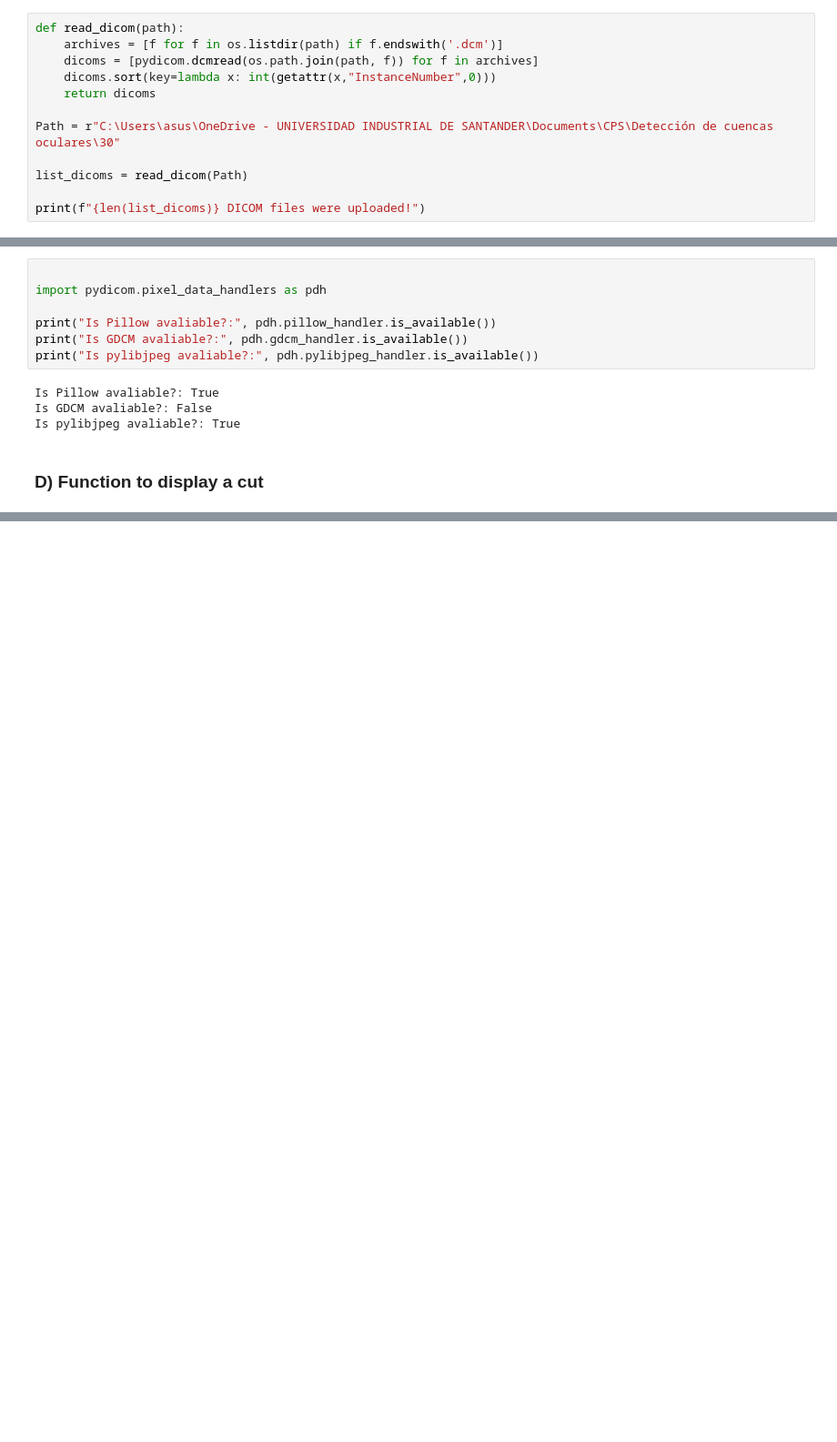
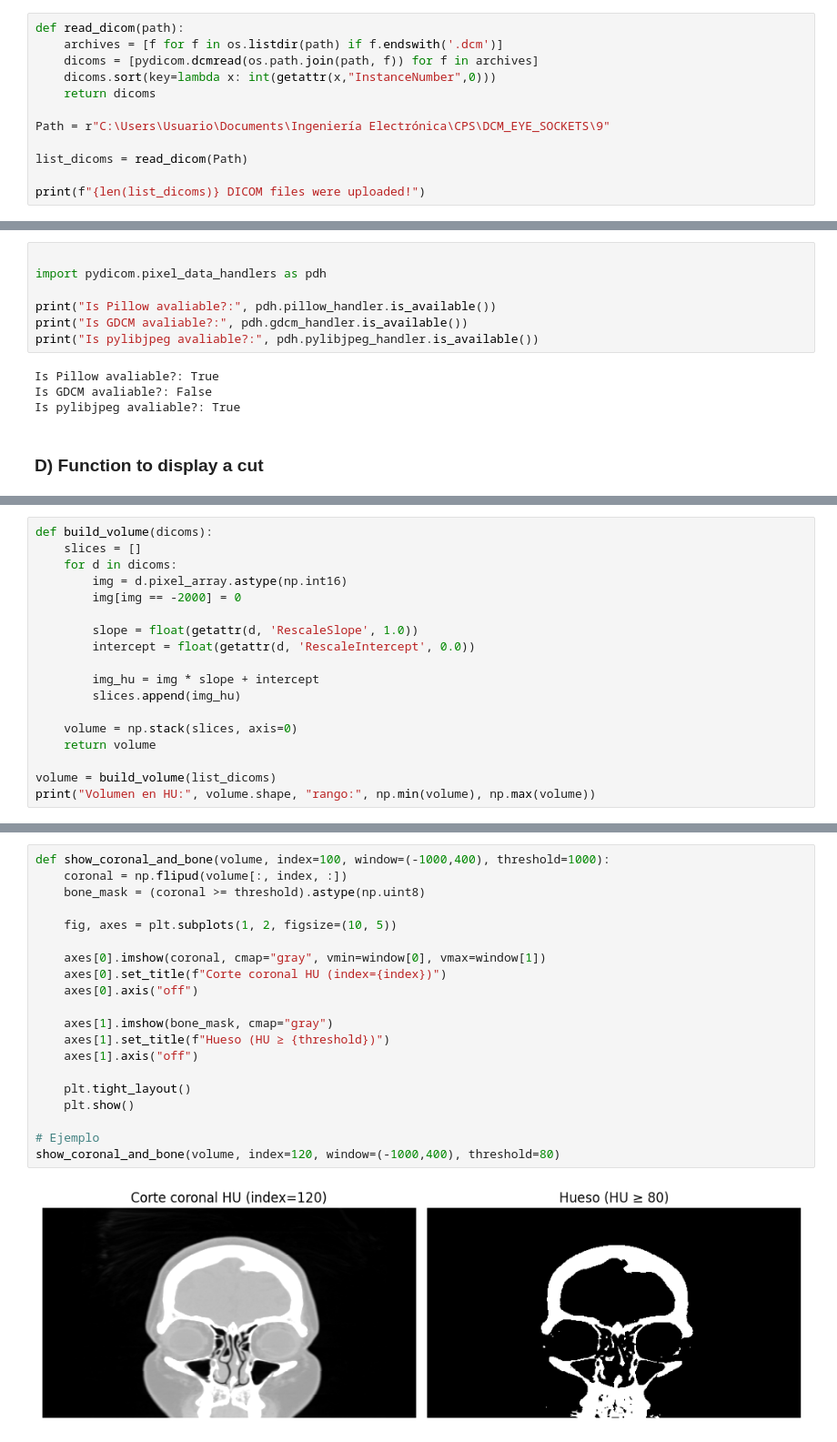
Before and after one commit to SantiagoMonroy/DCM_EYE_SOCKETS, a Jupyter notebook: DETECT_EYE_SOCKETS.ipynb, the cells around one changed output, grey strips where cells are left out. Shown: that part at 91% size. Drawn from its saved outputs; the diff is of its cells as text; blank space fills up the shorter version.

```diff
--- a/DETECT_EYE_SOCKETS.ipynb
+++ b/DETECT_EYE_SOCKETS.ipynb
@@ -27,7 +27,7 @@ def read_dicom(path):
     dicoms.sort(key=lambda x: int(getattr(x,"InstanceNumber",0)))
     return dicoms
 
-Path = r"C:\Users\asus\OneDrive - UNIVERSIDAD INDUSTRIAL DE SANTANDER\Documents\CPS\Detección de cuencas oculares\30"
+Path = r"C:\Users\Usuario\Documents\Ingeniería Electrónica\CPS\DCM_EYE_SOCKETS\9"
 
 list_dicoms = read_dicom(Path)
 
@@ -75,0 +52,18 @@ Volumen: (256, 512, 512)
+# %%
+def build_volume(dicoms):
+    slices = []
+    for d in dicoms:
+        img = d.pixel_array.astype(np.int16)
+        img[img == -2000] = 0
+
+        slope = float(getattr(d, 'RescaleSlope', 1.0))
+        intercept = float(getattr(d, 'RescaleIntercept', 0.0))
+
+        img_hu = img * slope + intercept
+        slices.append(img_hu)
+
+    volume = np.stack(slices, axis=0)
+    return volume
+
+volume = build_volume(list_dicoms)
+print("Volumen en HU:", volume.shape, "rango:", np.min(volume), np.max(volume))
@@ -75,0 +72,22 @@ Volumen: (256, 512, 512)
+# %%
+def show_coronal_and_bone(volume, index=100, window=(-1000,400), threshold=1000):
+    coronal = np.flipud(volume[:, index, :])
+    bone_mask = (coronal >= threshold).astype(np.uint8)
+
+    fig, axes = plt.subplots(1, 2, figsize=(10, 5))
+
+    axes[0].imshow(coronal, cmap="gray", vmin=window[0], vmax=window[1])
+    axes[0].set_title(f"Corte coronal HU (index={index})")
+    axes[0].axis("off")
+
+    axes[1].imshow(bone_mask, cmap="gray")
+    axes[1].set_title(f"Hueso (HU ≥ {threshold})")
+    axes[1].axis("off")
+
+    plt.tight_layout()
+    plt.show()
+
+# Ejemplo
+show_coronal_and_bone(volume, index=120, window=(-1000,400), threshold=80)
+# %% [output]
+[figure, added]
```
Also changed, not shown: parts of 6 cells of this notebook.
